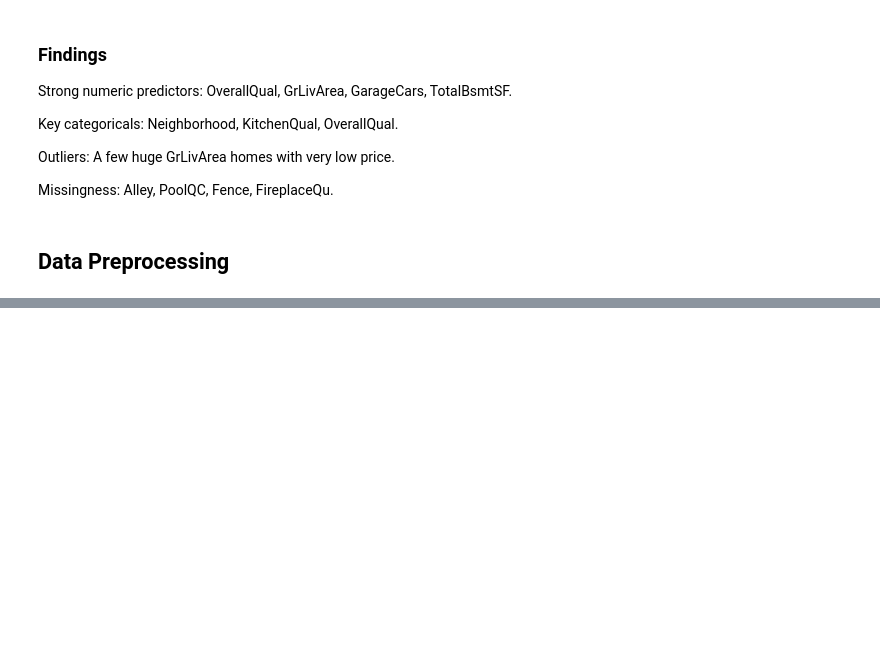
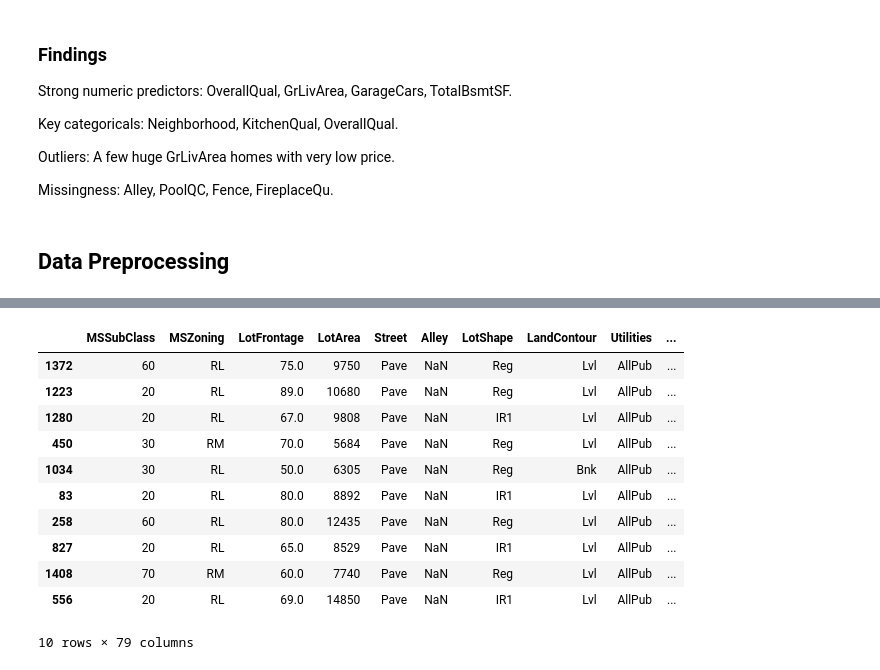
Before and after one commit to kamijoseph/Advanced-House-Prediction, a Jupyter notebook: notebooks/main.ipynb, the cells around one changed output, grey strips where cells are left out. Drawn from its saved outputs; the diff is of its cells as text; code cells hidden in the pictures; blank space fills up the shorter version.

```diff
--- a/notebooks/main.ipynb
+++ b/notebooks/main.ipynb
@@ -219,0 +252,17 @@ Missingness: Alley, PoolQC, Fence, FireplaceQu.
+# %%
+# features and labels separation
+X, y = data.drop("SalePrice", axis=1), data["SalePrice"]
+X.sample(10)
+# %% [output]
+|  | MSSubClass | MSZoning | LotFrontage | LotArea | Street | Alley | LotShape | LandContour | Utilities | ... |
+| 1372 | 60 | RL | 75.0 | 9750 | Pave | NaN | Reg | Lvl | AllPub | ... |
+| 1223 | 20 | RL | 89.0 | 10680 | Pave | NaN | Reg | Lvl | AllPub | ... |
+| 1280 | 20 | RL | 67.0 | 9808 | Pave | NaN | IR1 | Lvl | AllPub | ... |
+| 450 | 30 | RM | 70.0 | 5684 | Pave | NaN | Reg | Lvl | AllPub | ... |
+| 1034 | 30 | RL | 50.0 | 6305 | Pave | NaN | Reg | Bnk | AllPub | ... |
+| 83 | 20 | RL | 80.0 | 8892 | Pave | NaN | IR1 | Lvl | AllPub | ... |
+| 258 | 60 | RL | 80.0 | 12435 | Pave | NaN | Reg | Lvl | AllPub | ... |
+| 827 | 20 | RL | 65.0 | 8529 | Pave | NaN | IR1 | Lvl | AllPub | ... |
+| 1408 | 70 | RM | 60.0 | 7740 | Pave | NaN | Reg | Lvl | AllPub | ... |
+| 556 | 20 | RL | 69.0 | 14850 | Pave | NaN | IR1 | Lvl | AllPub | ... |
+10 rows × 79 columns
```
Also changed, not shown: parts of 4 cells of this notebook.
